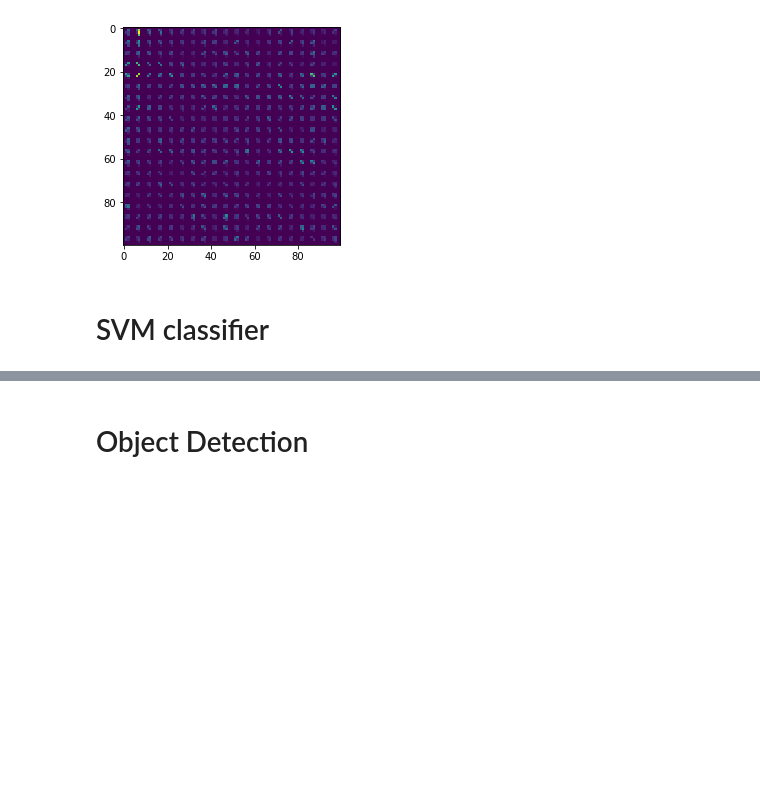
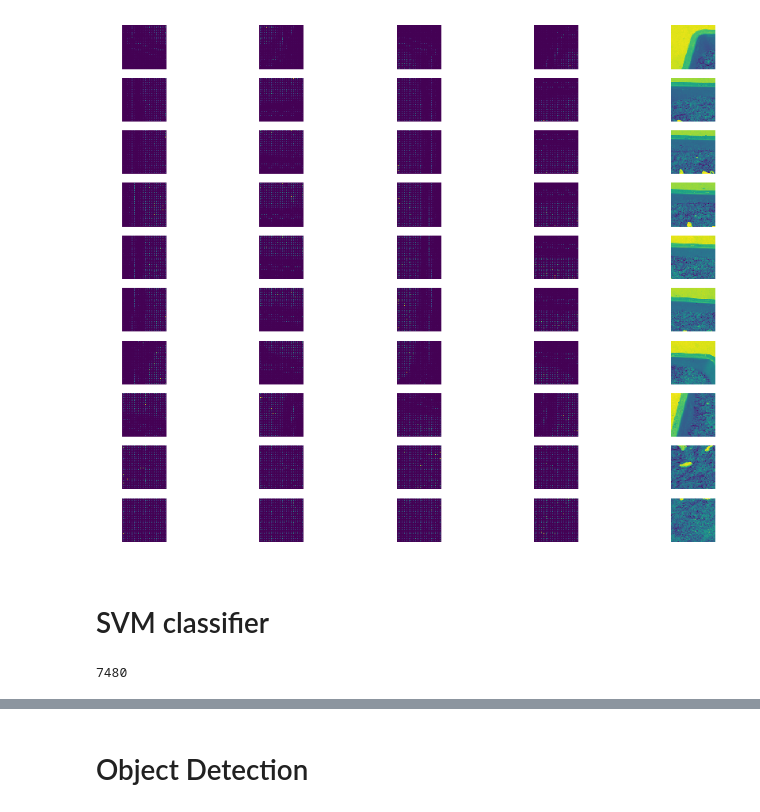
Before and after one commit to jiajuns/Crop-Detection, a Jupyter notebook: HogSVM.ipynb, the cells around one changed output, grey strips where cells are left out. Saved outputs shown, nothing was run; the diff lists cells and outputs as text; code cells hidden in the pictures; blank space fills up the shorter version.

```diff
--- a/HogSVM.ipynb
+++ b/HogSVM.ipynb
@@ -72,8 +126,9 @@ def generate_neg_train(file_path):
-# %%
-plt.imshow(hog_img)
-plt.show()
-# %% [output]
-[figure, removed]
+# %%
+current_path = os.getcwd()
+neg_train_path = os.path.join(current_path, 'Datasets', 'Negative')
+plot_img(neg_train_path, 'neg')
+# %% [output]
+[figure, added]
 # %% [markdown]
 # SVM classifier
 # %%
@@ -103,5 +158,9 @@ for neg_example in generate_neg_train(neg_train_path):
     fds.append(neg_example)
     labels.append(0)
+# %%
+len(fds)
+# %% [output]
+7480
 # %%
 from sklearn.svm import LinearSVC
 from sklearn.model_selection import train_test_split
```
Also changed, not shown: parts of 12 cells of this notebook.
